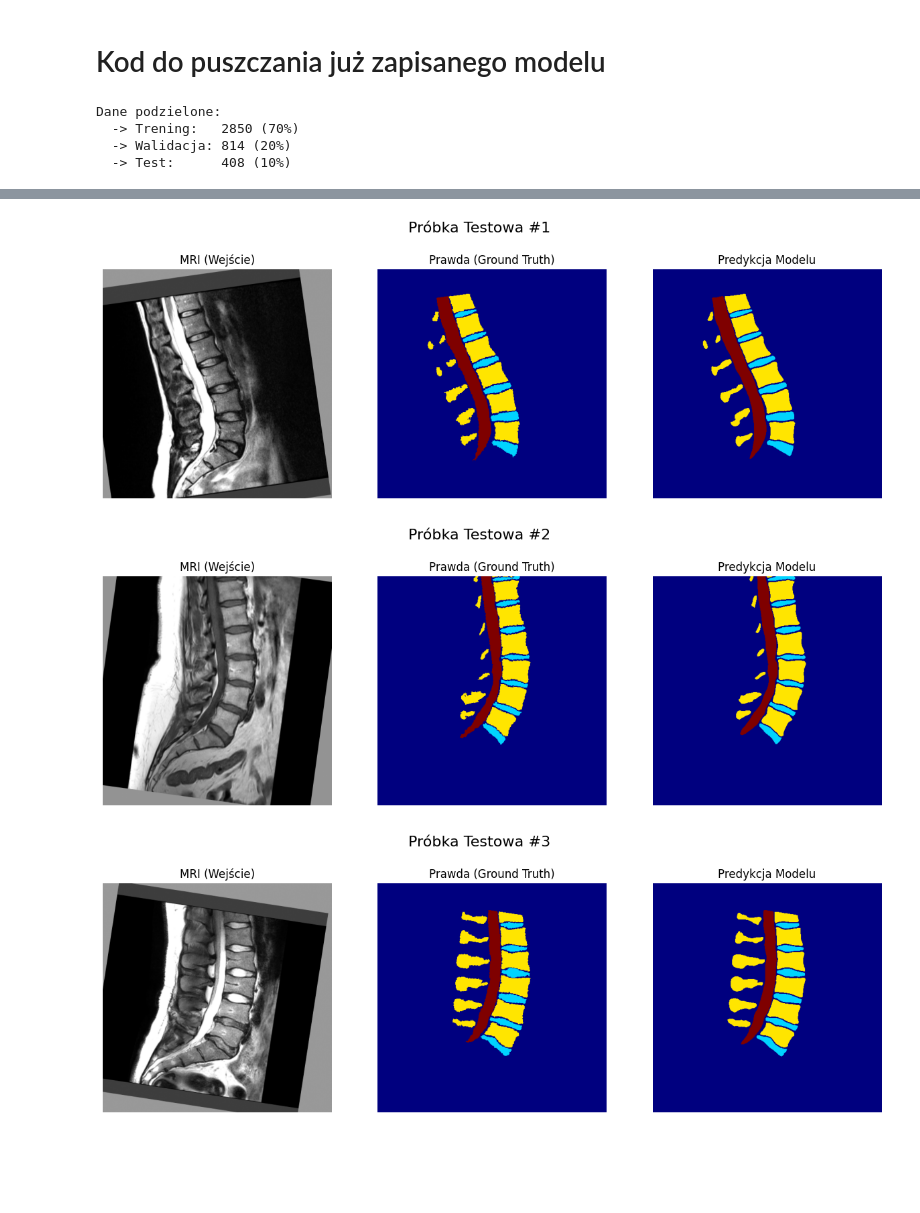
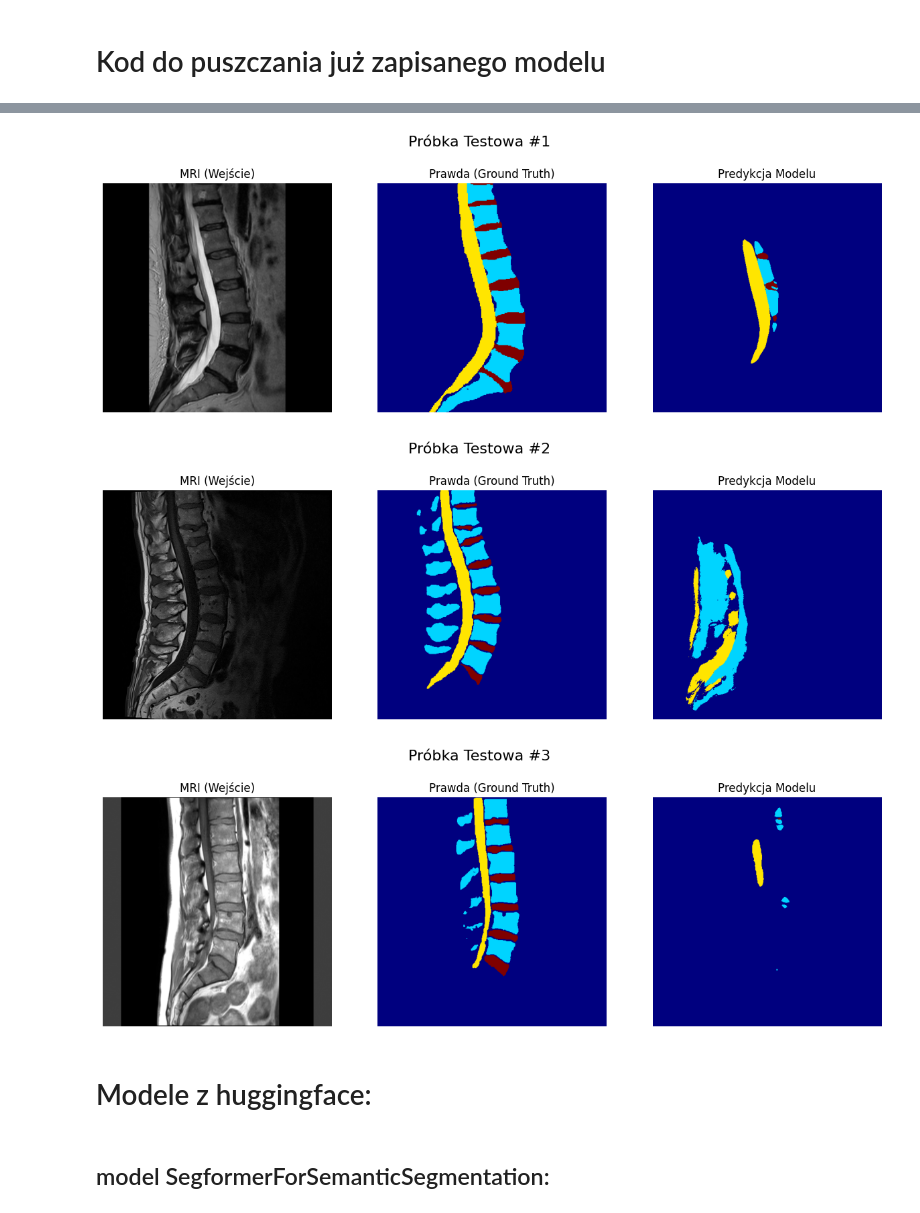
Before and after one commit to PiotrDS/image-diagnostic-project, a Jupyter notebook: src/code.ipynb, the cells around one changed output, grey strips where cells are left out. Drawn from its saved outputs; the diff is of its cells as text; code cells hidden in the pictures; blank space fills up the shorter version.

Commit message:
zmiana struktury kodu i policzenie nowych modeli

```diff
--- a/src/code.ipynb
+++ b/src/code.ipynb
@@ -14,3 +14,0 @@ data = spine_dataset()
-# %%
-for i in range(1, 200, 20):
-    data.visualize(i)
@@ -36,0 +92,23 @@ print(len(data))
+# %%
+def data_loading_for_model():
+    print("Wczytywanie i dzielenie danych...")
+    imgs, masks, types = load_data()
+
+    train_imgs, train_masks, train_types, val_imgs, val_masks, val_types, test_imgs, test_masks, test_types = split_data(imgs, masks, types, train_frac=0.7, val_frac=0.2, seed=2026)
+
+    train_ds = spine_dataset(train_imgs, train_masks, train_types, train=True)
+    val_ds   = spine_dataset(val_imgs, val_masks, val_types, train=False)
+    test_ds  = spine_dataset(test_imgs, test_masks, test_types, train=False)
+
+    print(f"Dane podzielone:")
+    print(f"  -> Trening:   {len(train_ds)} (70%)")
+    print(f"  -> Walidacja: {len(val_ds)} (20%)")
+    print(f"  -> Test:      {len(test_ds)} (10%)")
+
+    # DataLoader'y
+    batch_size = 4
+    train_loader = DataLoader(train_ds, batch_size=batch_size, shuffle=True, num_workers=0)
+    val_loader = DataLoader(val_ds, batch_size=batch_size, shuffle=False, num_workers=0)
+    test_loader = DataLoader(test_ds, batch_size=1, shuffle=False, num_workers=0) # Batch 1 dla testu jest wygodniejszy
+
+    return train_loader, val_loader, test_loader
@@ -241,36 +229,8 @@ Wyświetlam przykłady ze zbioru testowego...
 # %% [markdown]
 # Kod do puszczania już zapisanego modelu
-# %%
- # 4. Wczytanie najlepszego modelu i TESTOWANIE
-full_dataset = spine_dataset(if_trasform=True)
-
-total_len = len(full_dataset)
-train_len = int(0.7 * total_len)
-val_len = int(0.2 * total_len)
-test_len = total_len - train_len - val_len
-
-    # Random split na 3 części
-train_ds, val_ds, test_ds = random_split(full_dataset, [train_len, val_len, test_len])
-
-print(f"Dane podzielone:")
-print(f"  -> Trening:   {len(train_ds)} (70%)")
-print(f"  -> Walidacja: {len(val_ds)} (20%)")
-print(f"  -> Test:      {len(test_ds)} (10%)")
-
-    # DataLoader'y
-batch_size = 4
-train_loader = DataLoader(train_ds, batch_size=batch_size, shuffle=True, num_workers=0)
-val_loader = DataLoader(val_ds, batch_size=batch_size, shuffle=False, num_workers=0)
-test_loader = DataLoader(test_ds, batch_size=1, shuffle=False, num_workers=0) # Batch 1 dla testu jest wygodniejszy
-# %% [output]
-Dane podzielone:
-  -> Trening:   2850 (70%)
-  -> Walidacja: 814 (20%)
-  -> Test:      408 (10%)
 # %%
+test_loader = data_loading_for_model()[2]
 model = ImprovedAttentionUNet(img_ch=1, output_ch=4).to('cuda')
-model.load_state_dict(torch.load("best_spine_model.pth"))
-
-    # Uruchomienie funkcji testującej i wizualizującej
+model.load_state_dict(torch.load("best_paper_model.pth"))
 evaluate_on_test_set(model, test_loader, 'cuda', 4)
 # %% [output]
@@ -288,5 +254,9 @@ Sacrum               | 0.9488
 
 Wyświetlam przykłady ze zbioru testowego...
-[figure, old version]
+[figure, new version]
-[figure, old version]
+[figure, new version]
-[figure, old version]
+[figure, new version]
+# %% [markdown]
+# Modele z huggingface:
+# %% [markdown]
+## model SegformerForSemanticSegmentation:
```
Also changed, not shown: parts of 23 cells of this notebook, 5 other files.
